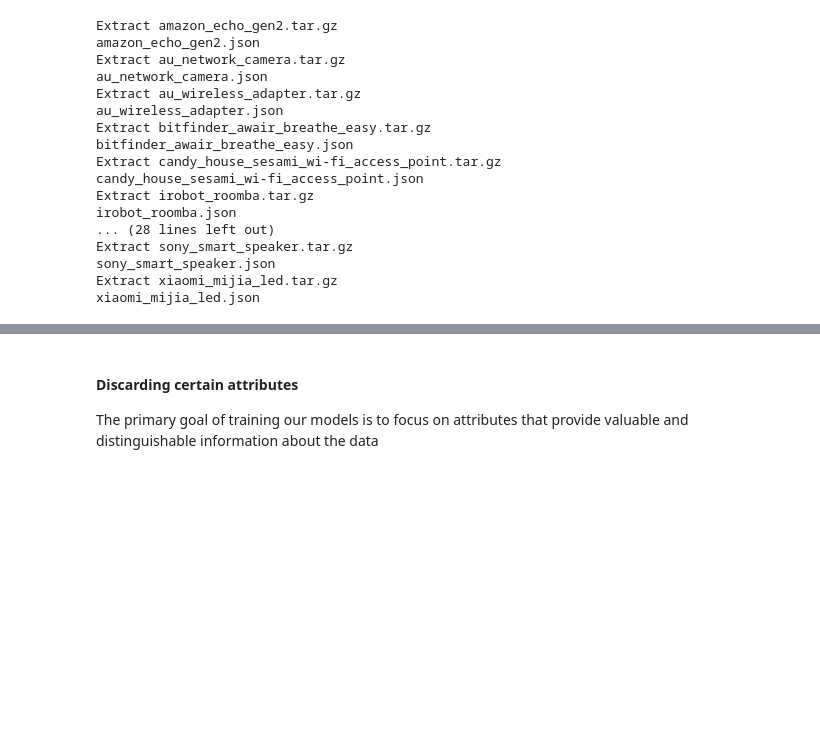
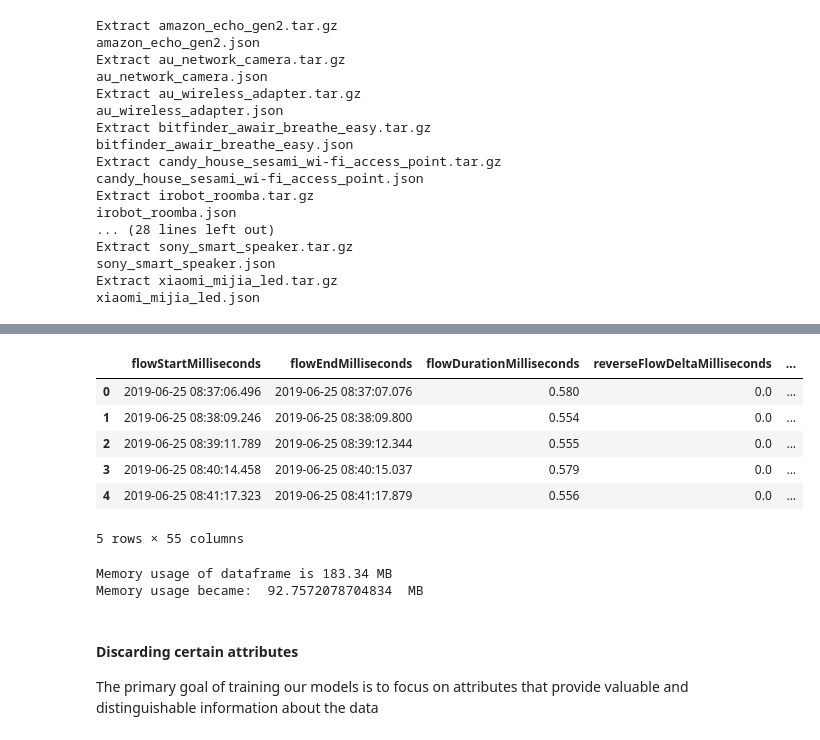
Before and after one commit to BChun11/DATA3001, a Jupyter notebook: DATA3001_preprocessing.ipynb, the cells around one changed output, grey strips where cells are left out. Drawn from its saved outputs; the diff is of its cells as text; code cells hidden in the pictures; blank space fills up the shorter version.

```diff
--- a/DATA3001_preprocessing.ipynb
+++ b/DATA3001_preprocessing.ipynb
@@ -86,25 +86,33 @@ Contents of Current Directory: ['irobot_roomba.tar.gz', 'nature_remo.tar.gz', 'j
 # %%
 # Code to generate distinct tables for each json file using a limited subset
 
 # Define the directory where the JSON files are located
 json_directory = '/content/KDDI-IoT-2019/ipfix'
 
 # Get the list of all JSON files in the directory
 json_files = [f for f in os.listdir(json_directory) if f.endswith('.json')]
 
 # Create distinct tables for each json file
 tables = {}
 for json_file in json_files:
-    # strip .json suffix from device names
     device_name = json_file.split('.')[0]
-    # Construct the full path to the JSON file
     json_path = os.path.join(json_directory, json_file)
-    # Read the JSON file into a DataFrame, normalize the 'flows' column, and get the first 1000 rows
-    df = pd.json_normalize(pd.read_json(json_path, lines=True, nrows=1000)['flows'])
+
+    # Read the JSON file into a DataFrame, normalize the 'flows' column
+    df = pd.json_normalize(pd.read_json(json_path, lines=True, nrows=20000)['flows'])
 
     # Label the DataFrame with the device name
     df['Device'] = device_name
     tables[device_name] = df
 
 # Concatenate all the Dataframes in the tables dictionary into a single Dataframe
 df = pd.concat(tables.values(), ignore_index=True)
+df.head()
+# %% [output]
+|  | flowStartMilliseconds | flowEndMilliseconds | flowDurationMilliseconds | reverseFlowDeltaMilliseconds | ... |
+| 0 | 2019-06-25 08:37:06.496 | 2019-06-25 08:37:07.076 | 0.580 | 0.0 | ... |
+| 1 | 2019-06-25 08:38:09.246 | 2019-06-25 08:38:09.800 | 0.554 | 0.0 | ... |
+| 2 | 2019-06-25 08:39:11.789 | 2019-06-25 08:39:12.344 | 0.555 | 0.0 | ... |
+| 3 | 2019-06-25 08:40:14.458 | 2019-06-25 08:40:15.037 | 0.579 | 0.0 | ... |
+| 4 | 2019-06-25 08:41:17.323 | 2019-06-25 08:41:17.879 | 0.556 | 0.0 | ... |
+5 rows × 55 columns
@@ -111,3 +154,8 @@ df = pd.concat(tables.values(), ignore_index=True)
+# %%
+df = get_minimal_dtype(df)
+# %% [output]
+Memory usage of dataframe is 183.34 MB
+Memory usage became:  92.7572078704834  MB
 # %% [markdown]
 #### Discarding certain attributes
 The primary goal of training our models is to focus on attributes that provide valuable and distinguishable information about the data
```
Also changed, not shown: parts of 8 cells of this notebook.
